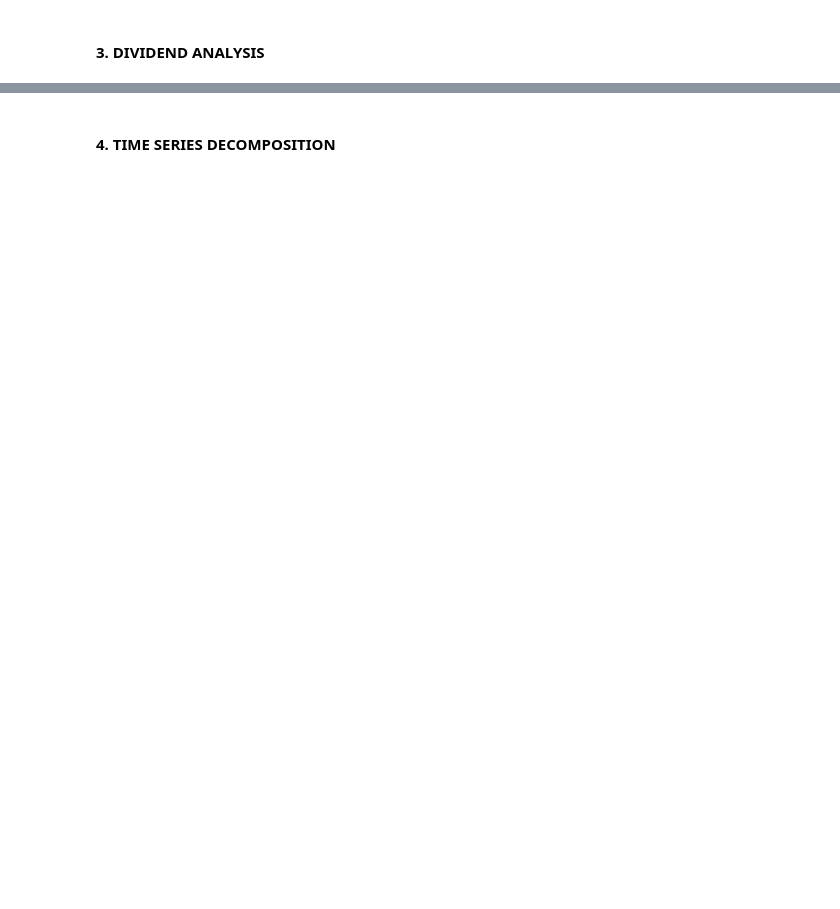
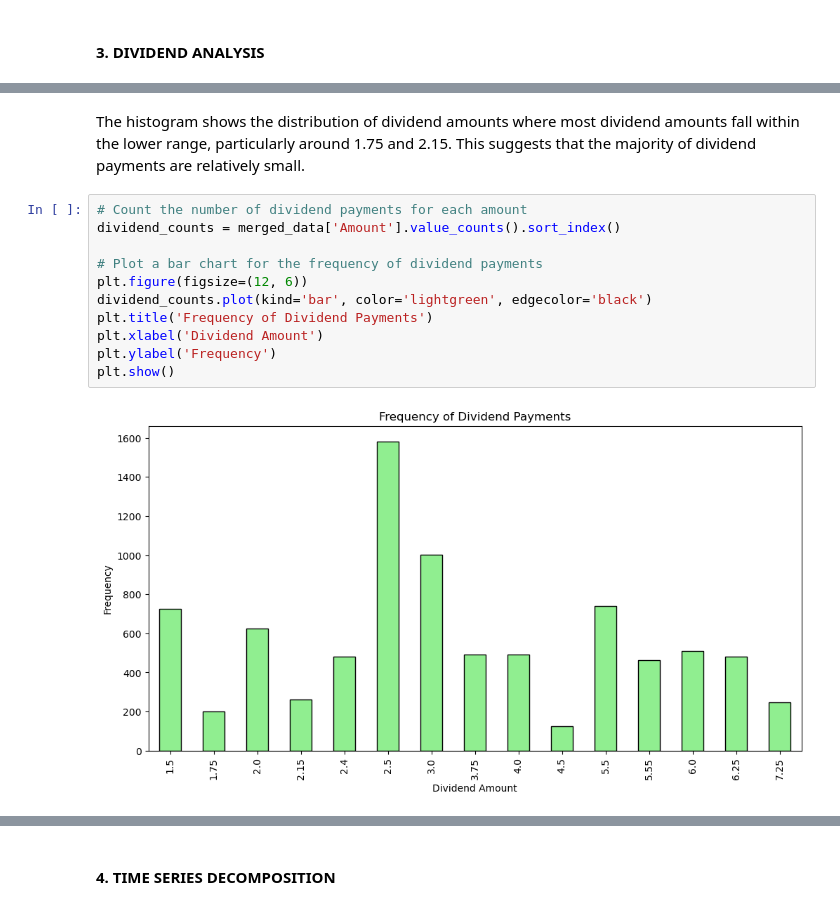
Before and after one commit to derak-isaack/dsc-capstone-project_finale, a Jupyter notebook: main.ipynb, the cells around one changed output, grey strips where cells are left out. Saved outputs shown, nothing was run; the diff lists cells and outputs as text; blank space fills up the shorter version.

```diff
--- a/main.ipynb
+++ b/main.ipynb
@@ -487,0 +538,16 @@ KeyError: 'Dividends per share'
+# %% [markdown]
+The histogram shows the distribution of dividend amounts where most dividend amounts fall within the lower range, particularly around 1.75 and 2.15.
+This suggests that the majority of dividend payments are relatively small.
+# %%
+# Count the number of dividend payments for each amount
+dividend_counts = merged_data['Amount'].value_counts().sort_index()
+
+# Plot a bar chart for the frequency of dividend payments
+plt.figure(figsize=(12, 6))
+dividend_counts.plot(kind='bar', color='lightgreen', edgecolor='black')
+plt.title('Frequency of Dividend Payments')
+plt.xlabel('Dividend Amount')
+plt.ylabel('Frequency')
+plt.show()
+# %% [output]
+[figure, added]
```
Also changed, not shown: parts of 27 cells of this notebook.
